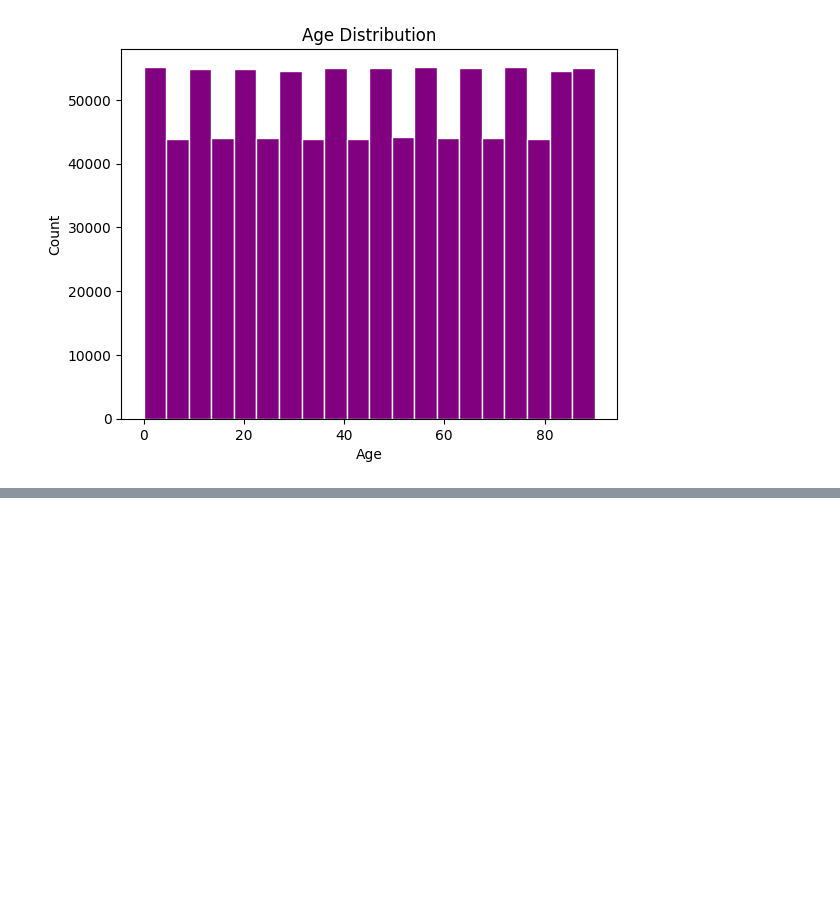
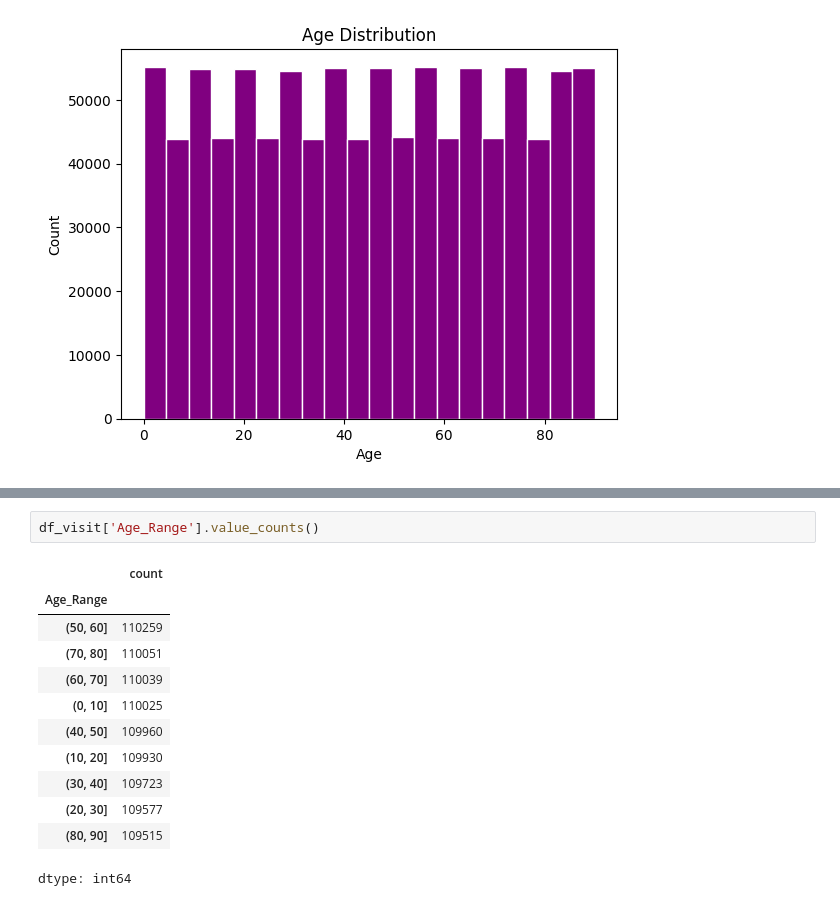
Before and after one commit to hsabaghpour/Health_Care_Data_Analysis_project, a Jupyter notebook: Demography_Data_Analysis_for_Health_Care.ipynb, the cells around one changed output, grey strips where cells are left out. Drawn from its saved outputs; the diff is of its cells as text; blank space fills up the shorter version.

```diff
--- a/Demography_Data_Analysis_for_Health_Care.ipynb
+++ b/Demography_Data_Analysis_for_Health_Care.ipynb
@@ -61,0 +85,15 @@ plt.show()
+# %%
+df_visit['Age_Range'].value_counts()
+# %% [output]
+|  | count |
+| Age_Range |  |
+| (50, 60] | 110259 |
+| (70, 80] | 110051 |
+| (60, 70] | 110039 |
+| (0, 10] | 110025 |
+| (40, 50] | 109960 |
+| (10, 20] | 109930 |
+| (30, 40] | 109723 |
+| (20, 30] | 109577 |
+| (80, 90] | 109515 |
+dtype: int64
```
Also changed, not shown: parts of 11 cells of this notebook.
